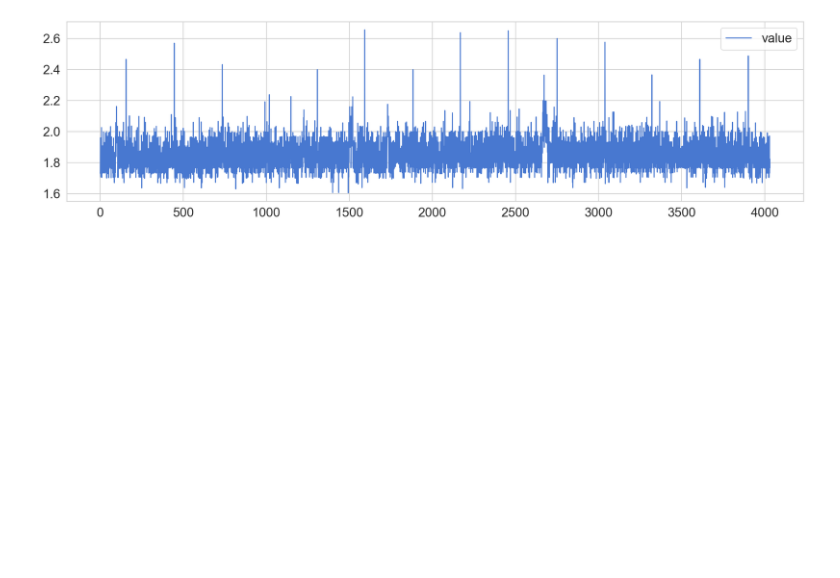
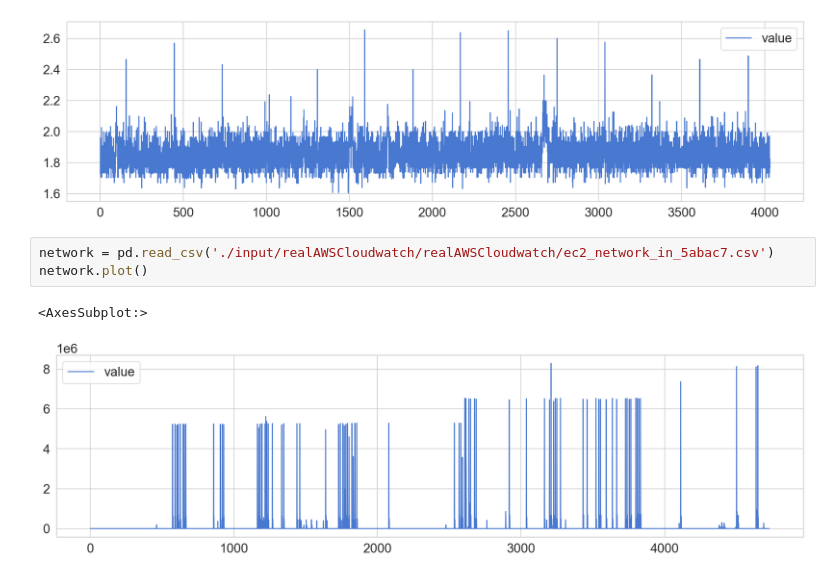
Before and after one commit to Andy666Fox/TINY_DS_PROJECTS, a Jupyter notebook: StreamingData-Anomaly Detection/main_res.ipynb, the cells around one changed output. Cells and saved outputs as stored; diff of their text form; blank space fills up the shorter version.

Commit message:
plots, minor changes

```diff
--- a/StreamingData-Anomaly Detection/main_res.ipynb
+++ b/StreamingData-Anomaly Detection/main_res.ipynb
@@ -50,3 +50,9 @@ cpu.plot()
 # %% [output]
 <AxesSubplot:>
 [figure]
+# %%
+network = pd.read_csv('./input/realAWSCloudwatch/realAWSCloudwatch/ec2_network_in_5abac7.csv')
+network.plot()
+# %% [output]
+<AxesSubplot:>
+[figure, added]
```
Also changed, not shown: parts of 3 cells of this notebook.
